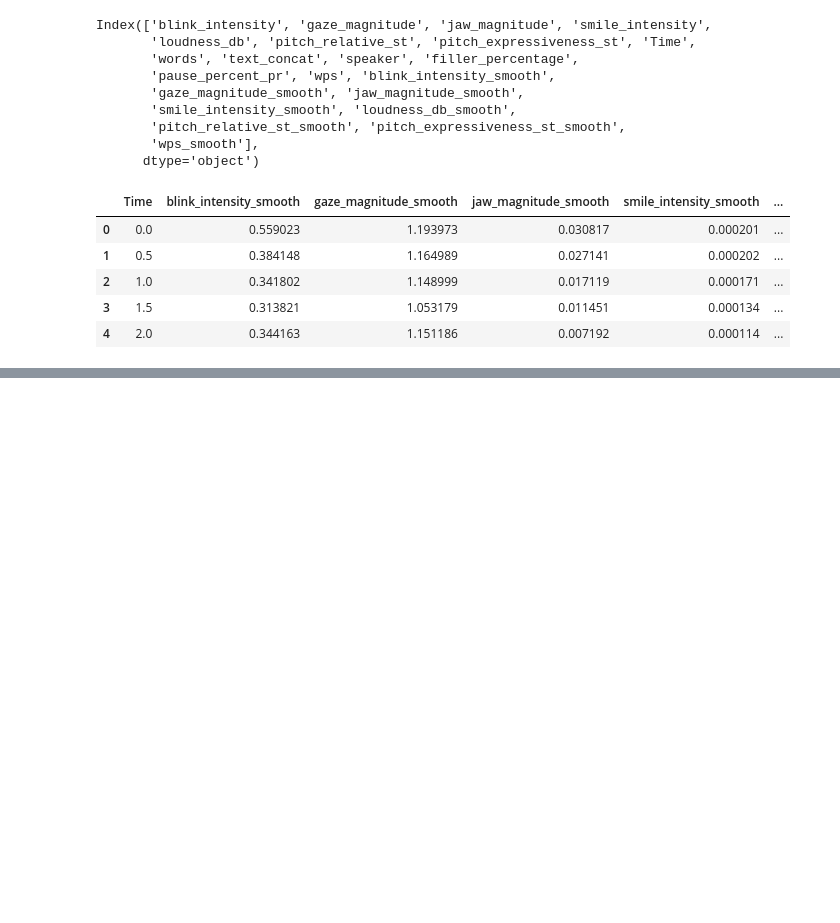
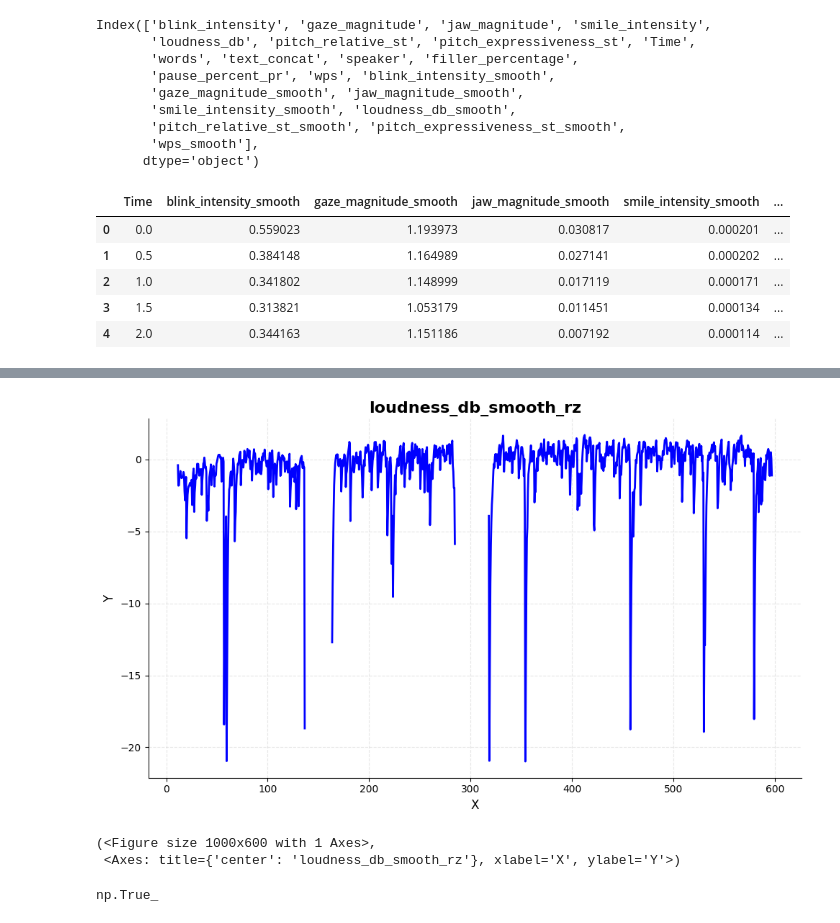
Before and after one commit to Ak62007/Multimodel-Reasoning, a Jupyter notebook: notebooks/feature_engineering.ipynb, the cells around one changed output, grey strips where cells are left out. Cells and saved outputs as stored; diff of their text form; code cells hidden in the pictures; blank space fills up the shorter version.

```diff
--- a/notebooks/feature_engineering.ipynb
+++ b/notebooks/feature_engineering.ipynb
@@ -810,0 +925,10 @@ KeyError: "None of [Index(['loudness_db'], dtype='object')] are in the [columns]
+# %%
+plot_beautiful(x=new_df_smooth_copy['Time'], y=new_df_smooth_copy['loudness_db_smooth_rz'], title='loudness_db_smooth_rz')
+# %% [output]
+[figure, added]
+(<Figure size 1000x600 with 1 Axes>,
+ <Axes: title={'center': 'loudness_db_smooth_rz'}, xlabel='X', ylabel='Y'>)
+# %%
+(new_df_smooth_copy['loudness_db_smooth_rz'][(new_df['speaker'] == 'A') | (new_df['speaker'] == None)]).isna().all()
+# %% [output]
+np.True_
```
Also changed, not shown: parts of 33 cells of this notebook.
